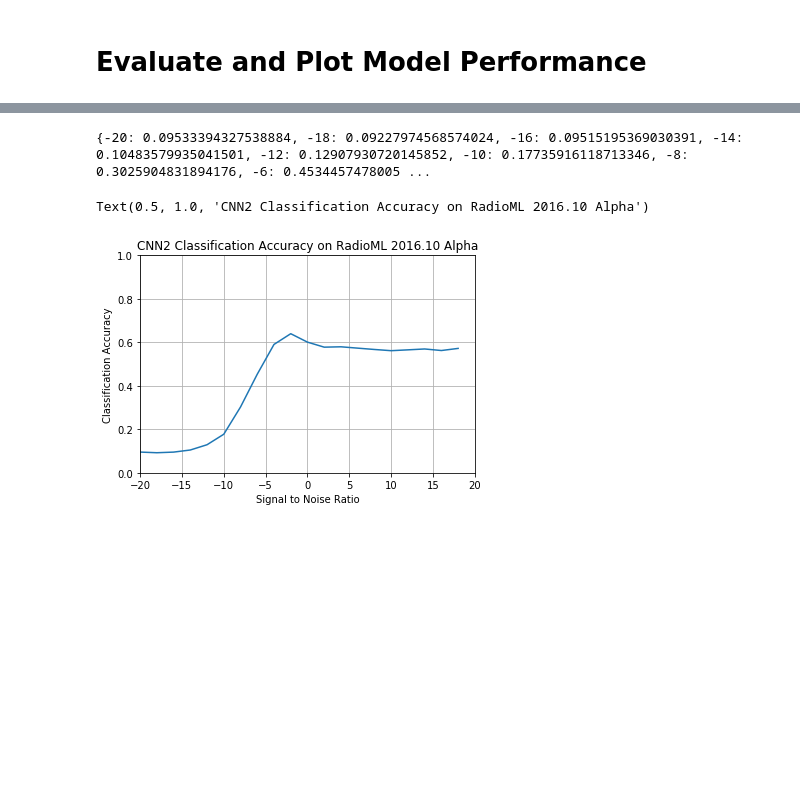
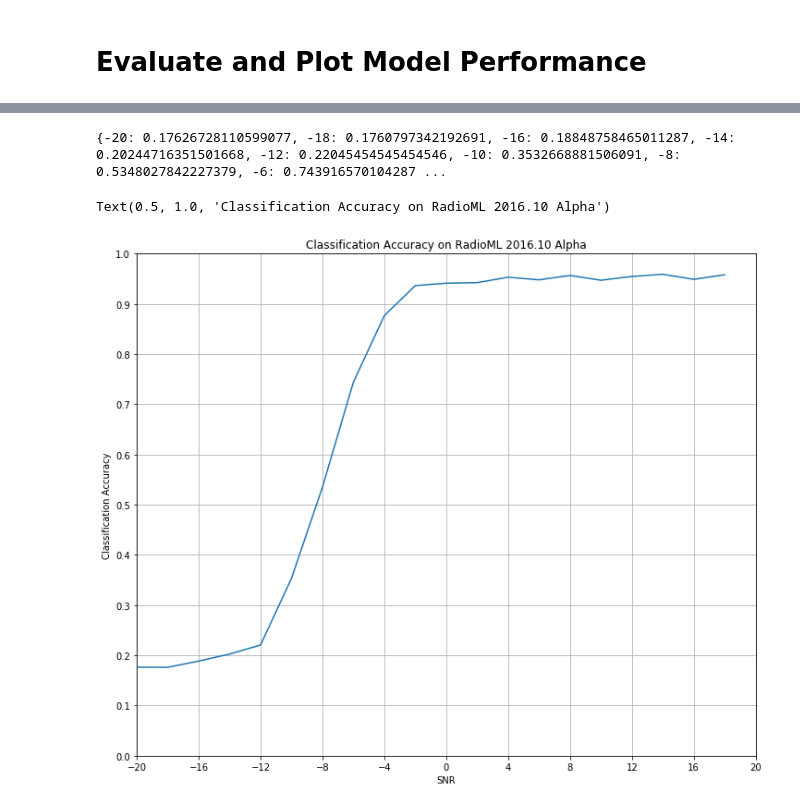
Before and after one commit to sumatrae/radioML, a Jupyter notebook: notebook/RML.ipynb, the cells around one changed output, grey strips where cells are left out. Drawn from its saved outputs; the diff is of its cells as text; code cells hidden in the pictures; blank space fills up the shorter version.

Commit message:
Modified 11-class  to 6-class classification

```diff
--- a/notebook/RML.ipynb
+++ b/notebook/RML.ipynb
@@ -59,22 +59,26 @@ import pandas as pd
 # %%
 # Load the dataset ...
 #  You will need to seperately download or generate this file
-file_path = "./RML2016.10a/RML2016.10a_dict.pkl"
+file_path = "../datasets./RML2016.10a/RML2016.10a_dict.pkl"
 with open(file_path,'rb') as f:
     Xd = pickle.load(f,encoding='bytes')
     print(Xd)
 
     snrs,mods = map(lambda j: sorted(list(set(map(lambda x: x[j], Xd.keys())))), [1,0])
-
+    mods = [mod for mod in mods if mod not in [b'8PSK',b'AM-DSB',b'QPSK',b"QAM64",b"PAM4"]]
+    #print(mods)
     X = []
     lbl = []
     for mod in mods:
+#         if mod in [b"PAM4",b"QAM64"]:
+#             print(mod)
+#             continue
         for snr in snrs:
             X.append(Xd[(mod,snr)])
 
             for i in range(Xd[(mod,snr)].shape[0]):
                 lbl.append((mod,snr))
-    print(X)
+    #print(X)
     X = np.vstack(X)
 # %% [output]
 {(b'QPSK', 2): array([[[-0.00590147, -0.00234582, -0.00074506, ..., -0.00326824,
@@ -126,7 +127,7 @@ np.random.seed(2016)
 print(X.shape)
 
 n_examples = X.shape[0]
-n_train = n_examples * 0.5
+n_train = n_examples * 0.85
 train_idx = np.random.choice(range(0,n_examples), size=int(n_train), replace=False)
 
 test_idx = list(set(range(0,n_examples))-set(train_idx))
@@ -230,7 +271,7 @@ batch_size = 1024  # training batch size
 # %%
 # perform training ...
 #   - call the main training loop in keras for our network+dataset
-filepath = 'convmodrecnets_CNN2_0.5.wts.h5'
+filepath = '../data/convmodrecnets_CNN2_0.5.wts.h5'
 history = model.fit(X_train,
     Y_train,
     batch_size=batch_size,
@@ -239,7 +280,7 @@ history = model.fit(X_train,
     validation_data=(X_test, Y_test),
     callbacks = [
         keras.callbacks.ModelCheckpoint(filepath, monitor='val_loss', verbose=1, save_best_only=True, mode='auto'),
-        keras.callbacks.EarlyStopping(monitor='val_loss', patience=2, verbose=1, mode='auto')
+        keras.callbacks.EarlyStopping(monitor='val_loss', patience=3  , verbose=1, mode='auto')
     ])
 
 
@@ -365,13 +388,14 @@ for snr in snrs:
     for i in range(0,len(classes)):
         confnorm[i,:] = conf[i,:] / np.sum(conf[i,:])
 
-    plt.figure()
+    plt.figure(figsize = (5,4))
     plot_confusion_matrix(confnorm, labels=classes, title="ConvNet Confusion Matrix (SNR=%d)"%(snr))
+    plt.savefig("../data/ConvNet Confusion Matrix SNR_{}.jpg".format(snr))
 
     cor = np.sum(np.diag(conf))
     #print(test_X_i)
     ncor = np.sum(conf) - cor
     acc[snr] = 1.0*cor/(cor+ncor)
 
-    print("Overall Accuracy: ", acc[snr])
+   # print("Overall Accuracy: ", acc[snr])
 # %% [output]
@@ -410,19 +415,24 @@ Overall Accuracy:  0.5720972097209721
 # %%
 # Save results to a pickle file for plotting later
 print(acc)
-fd = open('results_cnn2_d0.5.dat','wb')
+fd = open('../data/results_cnn2_d0.5.dat','wb')
 pickle.dump( ("CNN2", 0.5, acc) , fd )
 # %% [output]
-{-20: 0.09533394327538884, -18: 0.09227974568574024, -16: 0.09515195369030391, -14: 0.10483579935041501, -12: 0.12907930720145852, -10: 0.17735916118713346, -8: 0.3025904831894176, -6: 0.4534457478005 ...
+{-20: 0.17626728110599077, -18: 0.1760797342192691, -16: 0.18848758465011287, -14: 0.20244716351501668, -12: 0.22045454545454546, -10: 0.3532668881506091, -8: 0.5348027842227379, -6: 0.743916570104287 ...
 # %%
 # Plot accuracy curve
+y = np.linspace(0,1,11)
+x = np.linspace(-20,20,11)
+plt.figure(figsize=(12,10))
 plt.plot(snrs, list(map(lambda x: acc[x], snrs)))
 plt.xlim([-20,20])
 plt.ylim([0,1])
-plt.xlabel("Signal to Noise Ratio")
+plt.xticks(x)
+plt.yticks(y)
+plt.xlabel("SNR")
 plt.ylabel("Classification Accuracy")
 plt.grid()
-plt.title("CNN2 Classification Accuracy on RadioML 2016.10 Alpha")
+plt.title("Classification Accuracy on RadioML 2016.10 Alpha")
 # %% [output]
-Text(0.5, 1.0, 'CNN2 Classification Accuracy on RadioML 2016.10 Alpha')
+Text(0.5, 1.0, 'Classification Accuracy on RadioML 2016.10 Alpha')
-[figure, old version]
+[figure, new version]
```
Also changed, not shown: parts of 17 cells of this notebook, 1 other file.
